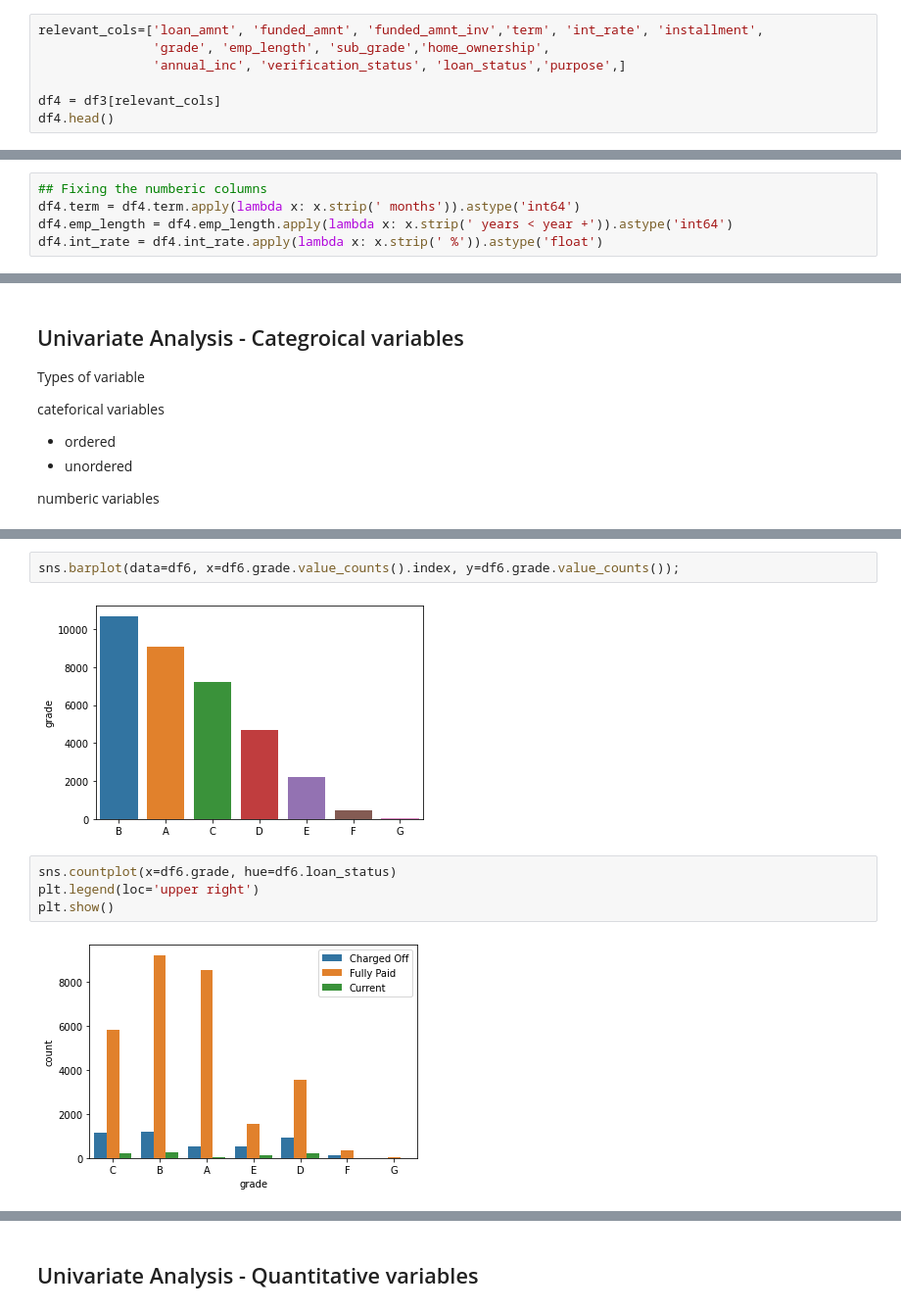
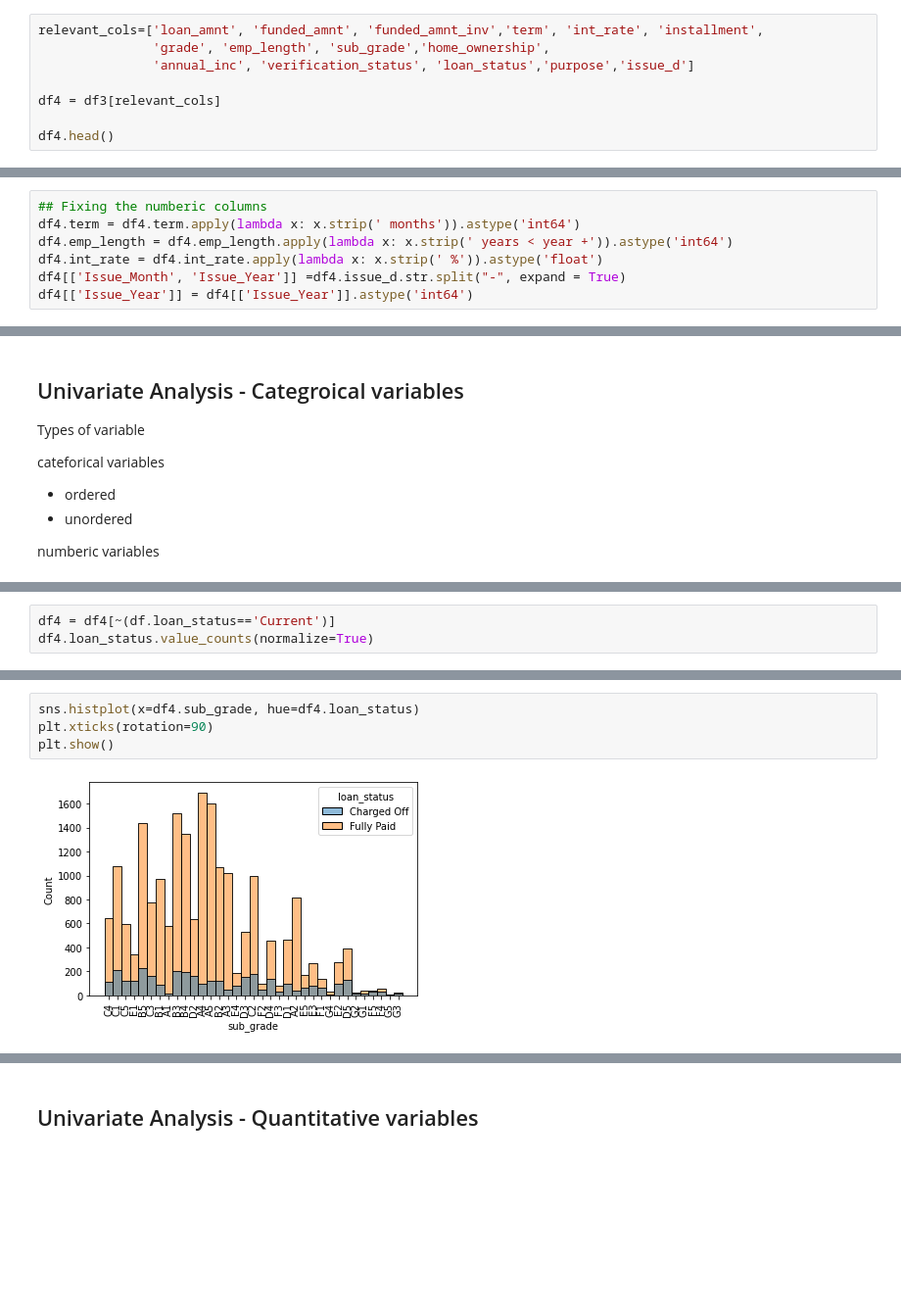
Before and after one commit to hargurjeet/Lending-Club-CaseStudy, a Jupyter notebook: Lending_Club_Case_Study.ipynb, the cells around one changed output, grey strips where cells are left out. Shown at 98% size. Cells and saved outputs as stored; diff of their text form; blank space fills up the shorter version.

```diff
--- a/Lending_Club_Case_Study.ipynb
+++ b/Lending_Club_Case_Study.ipynb
@@ -270,9 +264,10 @@ Index(['id', 'member_id', 'loan_amnt', 'funded_amnt', 'funded_amnt_inv',
 # %%
 relevant_cols=['loan_amnt', 'funded_amnt', 'funded_amnt_inv','term', 'int_rate', 'installment',
                'grade', 'emp_length', 'sub_grade','home_ownership',
-               'annual_inc', 'verification_status', 'loan_status','purpose',]
+               'annual_inc', 'verification_status', 'loan_status','purpose','issue_d']
 
 df4 = df3[relevant_cols]
+
 df4.head()
 # %% [output]
 |  | loan_amnt | funded_amnt | funded_amnt_inv | term | int_rate | installment | grade | emp_length | ... |
@@ -312,6 +323,8 @@ Following columns can be fixed to analyse them better
 df4.term = df4.term.apply(lambda x: x.strip(' months')).astype('int64')
 df4.emp_length = df4.emp_length.apply(lambda x: x.strip(' years < year +')).astype('int64')
 df4.int_rate = df4.int_rate.apply(lambda x: x.strip(' %')).astype('float')
+df4[['Issue_Month', 'Issue_Year']] =df4.issue_d.str.split("-", expand = True)
+df4[['Issue_Year']] = df4[['Issue_Year']].astype('int64')
 # %% [output]
 A value is trying to be set on a copy of a slice from a DataFrame.
 Try using .loc[row_indexer,col_indexer] = value instead
@@ -495,0 +488,3 @@ Name: loan_status, dtype: float64
+# %%
+df4 = df4[~(df.loan_status=='Current')]
+df4.loan_status.value_counts(normalize=True)
@@ -520,11 +517,7 @@ plt.show()
-# %%
-sns.barplot(data=df6, x=df6.grade.value_counts().index, y=df6.grade.value_counts());
-# %% [output]
-[figure, removed]
 # %%
-sns.countplot(x=df6.grade, hue=df6.loan_status)
-plt.legend(loc='upper right')
+sns.histplot(x=df4.sub_grade, hue=df4.loan_status)
+plt.xticks(rotation=90)
 plt.show()
 # %% [output]
-[figure, old version]
+[figure, new version]
 # %%
```
Also changed, not shown: parts of 32 cells of this notebook.
